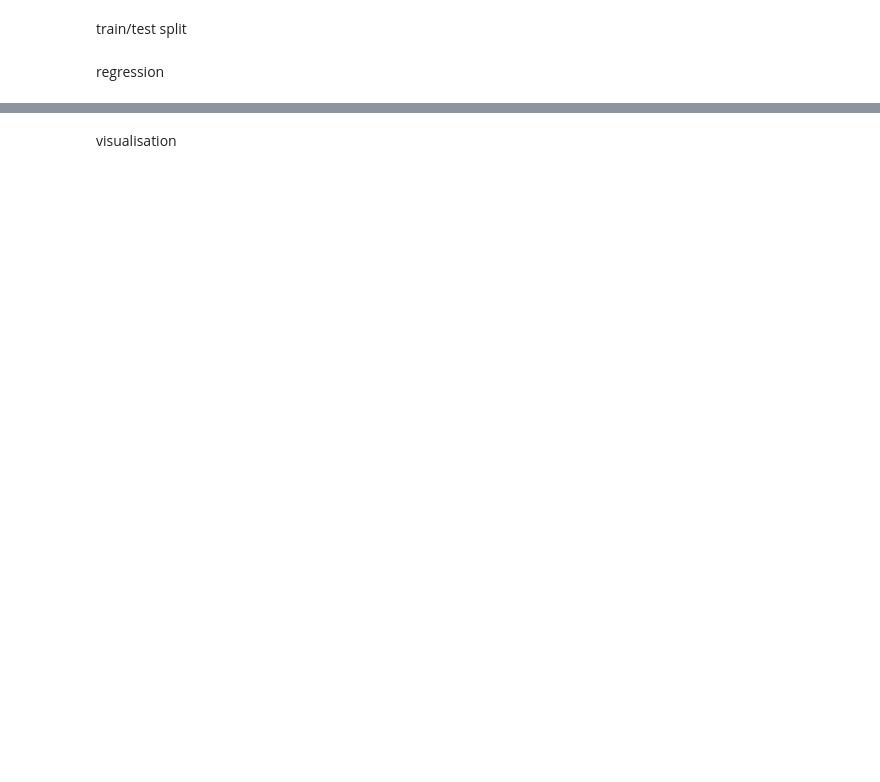
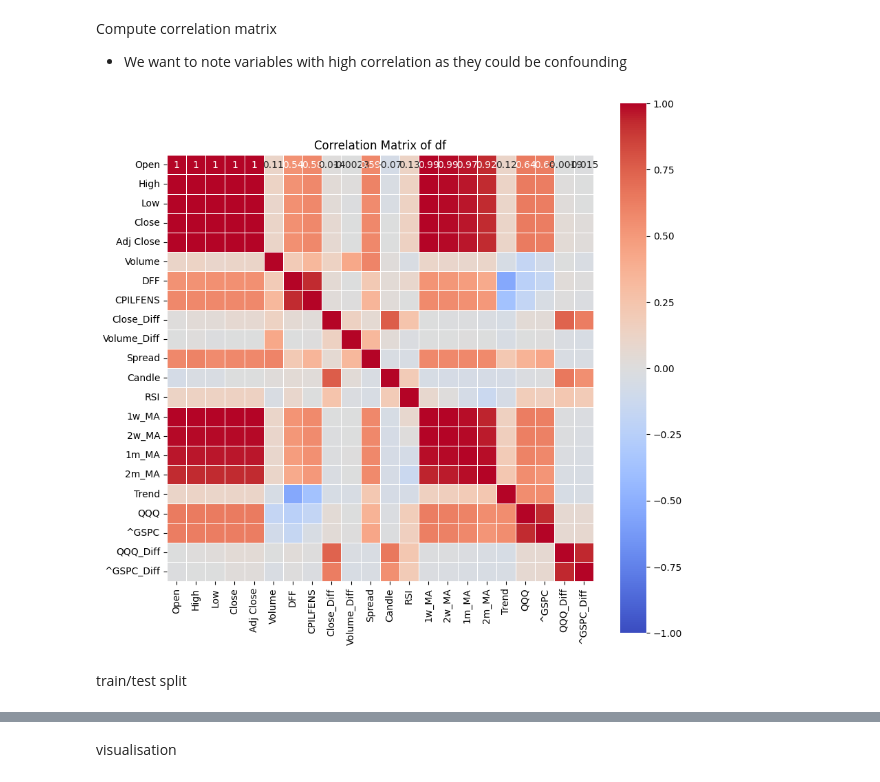
Before and after one commit to ethan-cyj/NUS-Fintech-Project-1, a Jupyter notebook: Ethan_Cheung_Impl_1.ipynb, the cells around one changed output, grey strips where cells are left out. Drawn from its saved outputs; the diff is of its cells as text; code cells hidden in the pictures; blank space fills up the shorter version.

```diff
--- a/Ethan_Cheung_Impl_1.ipynb
+++ b/Ethan_Cheung_Impl_1.ipynb
@@ -8,0 +1,17 @@ warnings.filterwarnings("ignore")
+# %%
+import pandas as pd
+import matplotlib.pyplot as plt
+import numpy as np
+import math
+import warnings
+warnings.filterwarnings("ignore")
+import seaborn as sns
+df = pd.read_csv("NVDA.csv")
+ffr = pd.read_csv("FFR_daily.csv") #US daily interest rate data
+cpi_us =pd.read_csv("CPILFENS.csv") #US monthly inflation rate data
+# left merge df with ffr and cpi_us
+df = df.merge(ffr, left_on='Date', right_on='DATE', how='left') \
+              .merge(cpi_us, left_on='Date', right_on='DATE', how='left')
+df = df.drop(columns=['DATE_x', 'DATE_y', 'DATE'], errors='ignore')
+df.fillna(method='ffill', inplace=True)
+df.fillna("269.755", inplace=True)
@@ -8,0 +93,14 @@ warnings.filterwarnings("ignore")
+# %% [markdown]
+Compute correlation matrix
+
+- We want to note variables with high correlation as they could be confounding
+# %%
+corr = df.drop(columns=["Date"]).corr()
+
+# Create a heatmap
+plt.figure(figsize=(10, 10))
+sns.heatmap(corr, annot=True, cmap="coolwarm", vmin=-1, vmax=1, square=True, linewidths=0.5)
+plt.title('Correlation Matrix of df')
+plt.show()
+# %% [output]
+[figure, added]
@@ -45,2 +146,0 @@ y_test = df_test[[f'y_{i}' for i in range(14)]]
-# %% [markdown]
-regression
```
Also changed, not shown: parts of 16 cells of this notebook, 6 other files.
